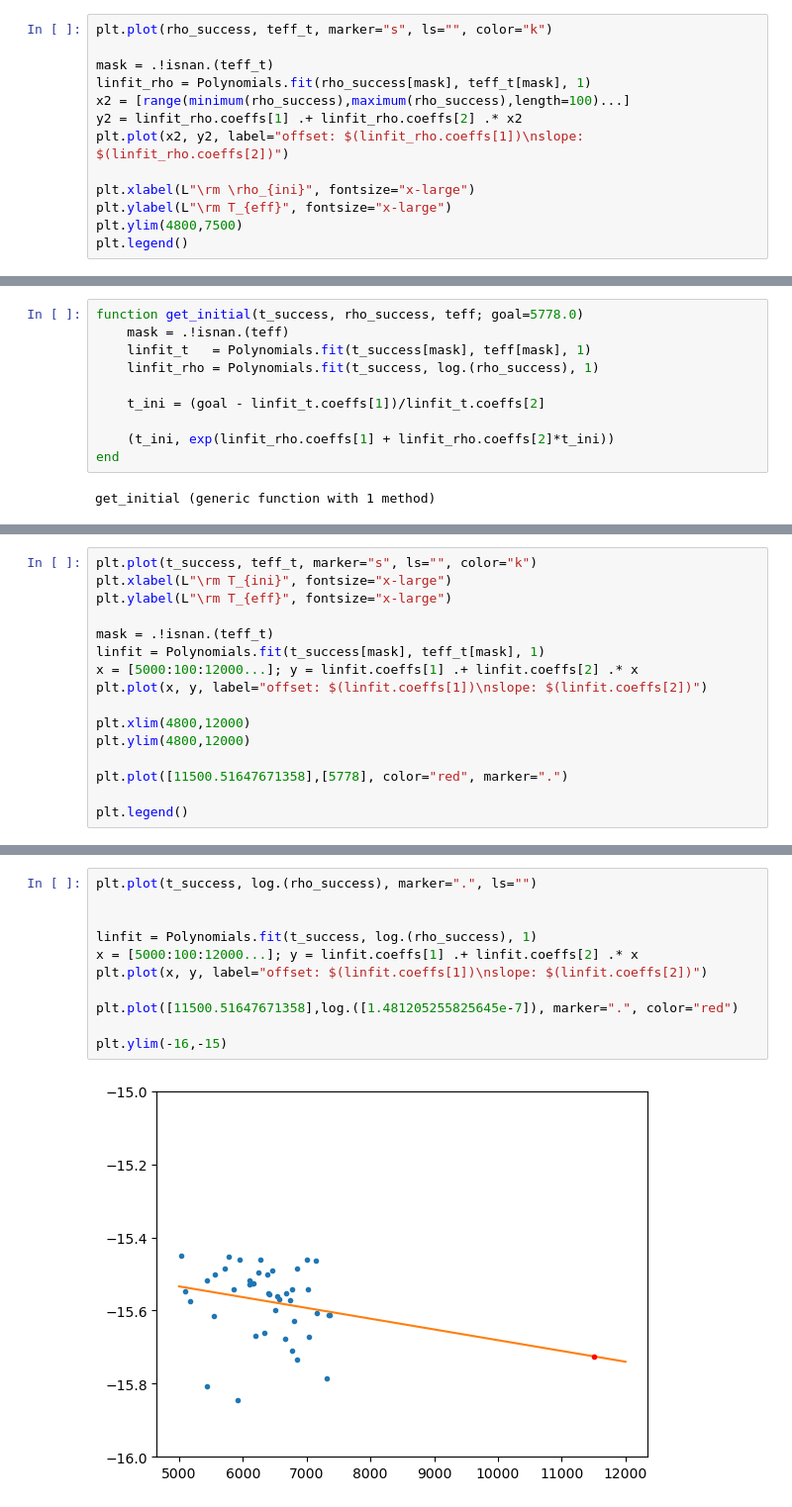
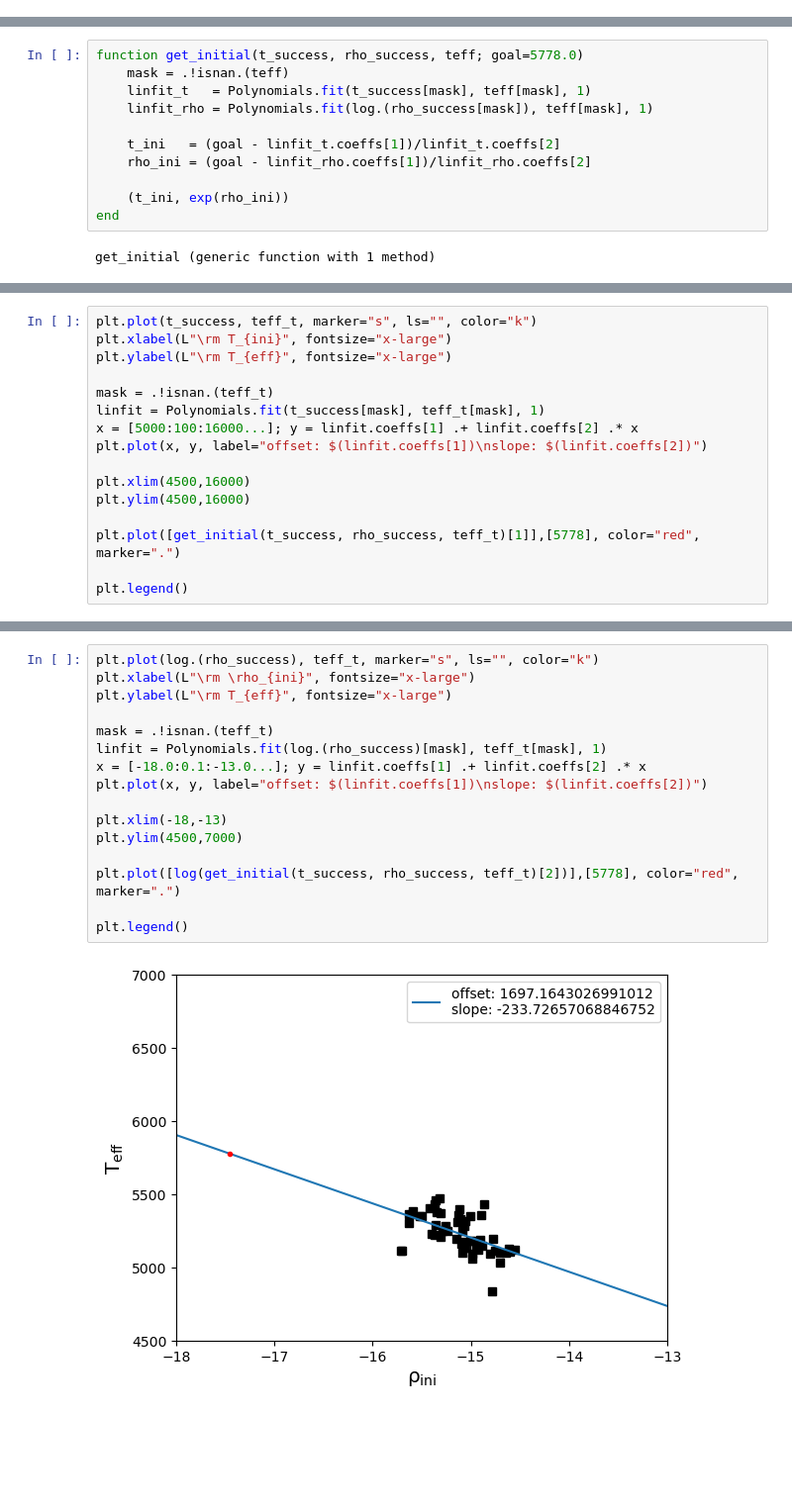
Before and after one commit to pe1995/MUST.jl, a Jupyter notebook: examples/running_dispatch/Valid_T_rho_comb.ipynb, the cells around one changed output, grey strips where cells are left out. Shown: that part at 99% size. Drawn from its saved outputs; the diff is of its cells as text; blank space fills up the shorter version.

```diff
--- a/examples/running_dispatch/Valid_T_rho_comb.ipynb
+++ b/examples/running_dispatch/Valid_T_rho_comb.ipynb
@@ -142,13 +131,0 @@ PyObject <matplotlib.legend.Legend object at 0x...>
-# %%
-plt.plot(rho_success, teff_t, marker="s", ls="", color="k")
-
-mask = .!isnan.(teff_t)
-linfit_rho = Polynomials.fit(rho_success[mask], teff_t[mask], 1)
-x2 = [range(minimum(rho_success),maximum(rho_success),length=100)...]
-y2 = linfit_rho.coeffs[1] .+ linfit_rho.coeffs[2] .* x2
-plt.plot(x2, y2, label="offset: $(linfit_rho.coeffs[1])\nslope: $(linfit_rho.coeffs[2])")
-
-plt.xlabel(L"\rm \rho_{ini}", fontsize="x-large")
-plt.ylabel(L"\rm T_{eff}", fontsize="x-large")
-plt.ylim(4800,7500)
-plt.legend()
@@ -181,11 +133,12 @@ PyObject <matplotlib.legend.Legend object at 0x...>
 function get_initial(t_success, rho_success, teff; goal=5778.0)
     mask = .!isnan.(teff)
     linfit_t   = Polynomials.fit(t_success[mask], teff[mask], 1)
-    linfit_rho = Polynomials.fit(t_success, log.(rho_success), 1)
+    linfit_rho = Polynomials.fit(log.(rho_success[mask]), teff[mask], 1)
 
-    t_ini = (goal - linfit_t.coeffs[1])/linfit_t.coeffs[2]
+    t_ini   = (goal - linfit_t.coeffs[1])/linfit_t.coeffs[2]
+    rho_ini = (goal - linfit_rho.coeffs[1])/linfit_rho.coeffs[2]
 
-    (t_ini, exp(linfit_rho.coeffs[1] + linfit_rho.coeffs[2]*t_ini))
+    (t_ini, exp(rho_ini))
 end
 # %% [output]
 get_initial (generic function with 1 method)
@@ -200,13 +153,13 @@ plt.ylabel(L"\rm T_{eff}", fontsize="x-large")
 
 mask = .!isnan.(teff_t)
 linfit = Polynomials.fit(t_success[mask], teff_t[mask], 1)
-x = [5000:100:12000...]; y = linfit.coeffs[1] .+ linfit.coeffs[2] .* x
+x = [5000:100:16000...]; y = linfit.coeffs[1] .+ linfit.coeffs[2] .* x
 plt.plot(x, y, label="offset: $(linfit.coeffs[1])\nslope: $(linfit.coeffs[2])")
 
-plt.xlim(4800,12000)
-plt.ylim(4800,12000)
+plt.xlim(4500,16000)
+plt.ylim(4500,16000)
 
-plt.plot([11500.51647671358],[5778], color="red", marker=".")
+plt.plot([get_initial(t_success, rho_success, teff_t)[1]],[5778], color="red", marker=".")
 
 plt.legend()
 # %% [output]
@@ -214,14 +167,19 @@ plt.legend()
 PyObject <matplotlib.legend.Legend object at 0x...>
 # %%
-plt.plot(t_success, log.(rho_success), marker=".", ls="")
+plt.plot(log.(rho_success), teff_t, marker="s", ls="", color="k")
+plt.xlabel(L"\rm \rho_{ini}", fontsize="x-large")
+plt.ylabel(L"\rm T_{eff}", fontsize="x-large")
 
-
-linfit = Polynomials.fit(t_success, log.(rho_success), 1)
-x = [5000:100:12000...]; y = linfit.coeffs[1] .+ linfit.coeffs[2] .* x
+mask = .!isnan.(teff_t)
+linfit = Polynomials.fit(log.(rho_success)[mask], teff_t[mask], 1)
+x = [-18.0:0.1:-13.0...]; y = linfit.coeffs[1] .+ linfit.coeffs[2] .* x
 plt.plot(x, y, label="offset: $(linfit.coeffs[1])\nslope: $(linfit.coeffs[2])")
 
-plt.plot([11500.51647671358],log.([1.481205255825645e-7]), marker=".", color="red")
+plt.xlim(-18,-13)
+plt.ylim(4500,7000)
 
-plt.ylim(-16,-15)
+plt.plot([log(get_initial(t_success, rho_success, teff_t)[2])],[5778], color="red", marker=".")
+
+plt.legend()
 # %% [output]
-[figure, old version]
+[figure, new version]
```
Also changed, not shown: parts of 20 cells of this notebook, 10 other files.
